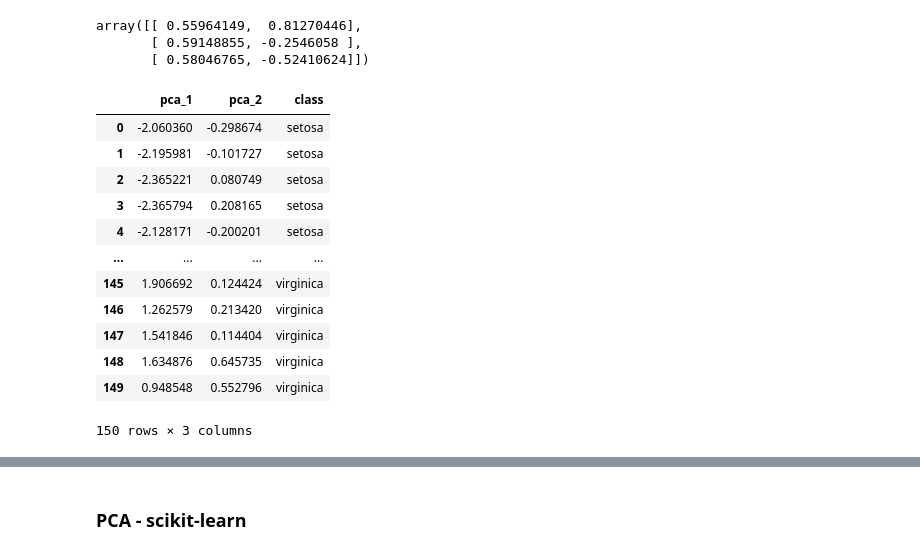
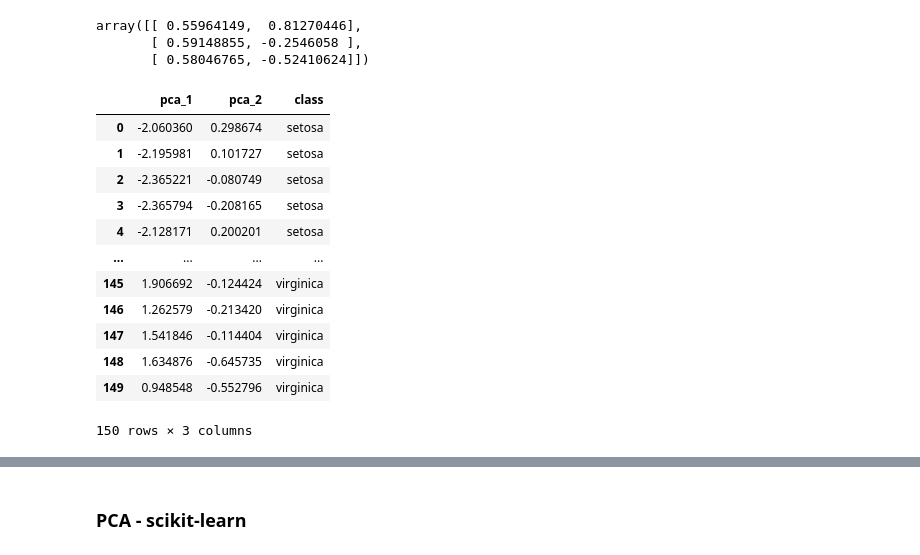
Before and after one commit to chrispi21/ml-bc, a Jupyter notebook: unsupervised/02_dimensionality_reduction/01_pca_math.ipynb, the cells around one changed output, grey strips where cells are left out. Saved outputs shown, nothing was run; the diff lists cells and outputs as text; code cells hidden in the pictures.

```diff
--- a/unsupervised/02_dimensionality_reduction/01_pca_math.ipynb
+++ b/unsupervised/02_dimensionality_reduction/01_pca_math.ipynb
@@ -162,22 +162,22 @@ array([[ 0.55964149,  0.81270446],
 # %%
 X_pca = X_std.dot(W)
 pca_df = pd.DataFrame(data=X_pca, columns=['pca_1', 'pca_2'])
 pca_df['class'] = df['class']
-pca_df['pca_2'] = - pca_df['pca_2']
+pca_df['pca_2'] = pca_df['pca_2']
 pca_df
 # %% [output]
 |  | pca_1 | pca_2 | class |
-| 0 | -2.060360 | -0.298674 | setosa |
-| 1 | -2.195981 | -0.101727 | setosa |
-| 2 | -2.365221 | 0.080749 | setosa |
-| 3 | -2.365794 | 0.208165 | setosa |
-| 4 | -2.128171 | -0.200201 | setosa |
+| 0 | -2.060360 | 0.298674 | setosa |
+| 1 | -2.195981 | 0.101727 | setosa |
+| 2 | -2.365221 | -0.080749 | setosa |
+| 3 | -2.365794 | -0.208165 | setosa |
+| 4 | -2.128171 | 0.200201 | setosa |
 | ... | ... | ... | ... |
-| 145 | 1.906692 | 0.124424 | virginica |
-| 146 | 1.262579 | 0.213420 | virginica |
-| 147 | 1.541846 | 0.114404 | virginica |
-| 148 | 1.634876 | 0.645735 | virginica |
-| 149 | 0.948548 | 0.552796 | virginica |
+| 145 | 1.906692 | -0.124424 | virginica |
+| 146 | 1.262579 | -0.213420 | virginica |
+| 147 | 1.541846 | -0.114404 | virginica |
+| 148 | 1.634876 | -0.645735 | virginica |
+| 149 | 0.948548 | -0.552796 | virginica |
 150 rows × 3 columns
 # %%
 px.scatter(pca_df, 'pca_1', 'pca_2', color='class', width=950, template='plotly_dark')
```
Also changed, not shown: parts of 1 cell of this notebook.
